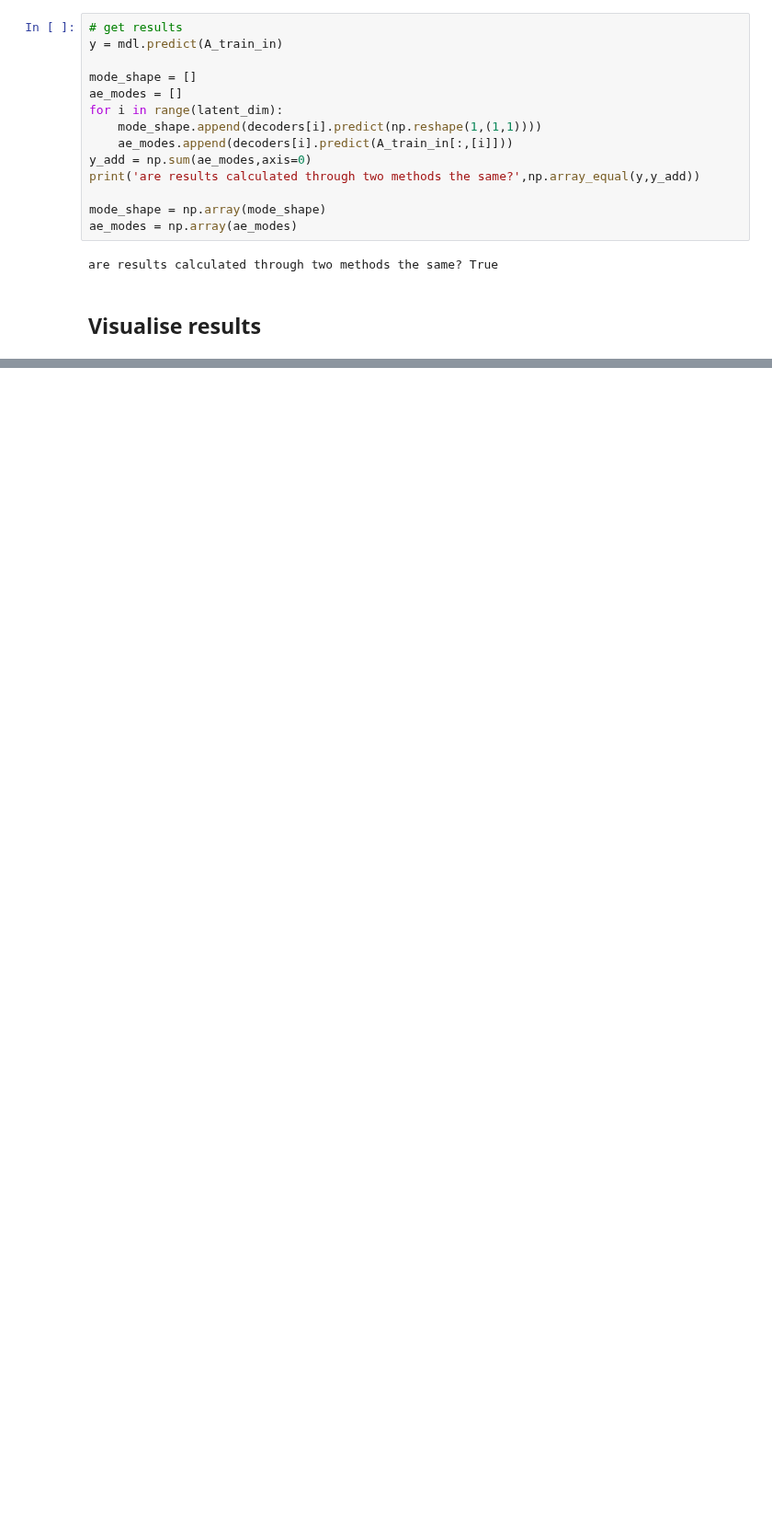
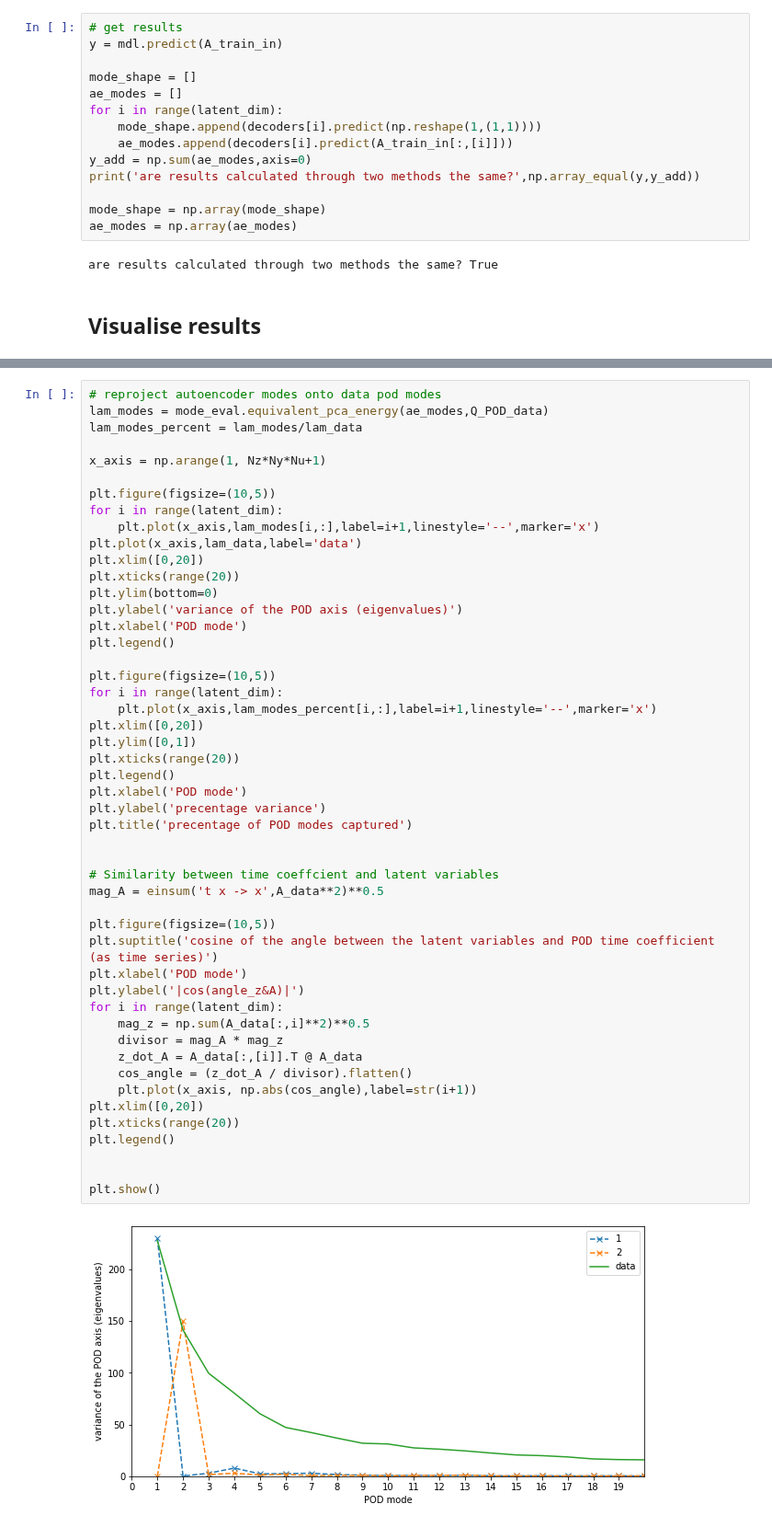
Before and after one commit to MagriLab/MD-CNN-AE, a Jupyter notebook: experiment-frequency.ipynb, the cells around one changed output, grey strips where cells are left out. Shown at 92% size. Drawn from its saved outputs; the diff is of its cells as text; blank space fills up the shorter version.

```diff
--- a/experiment-frequency.ipynb
+++ b/experiment-frequency.ipynb
@@ -308,0 +328,51 @@ plt.show()
+# %%
+# reproject autoencoder modes onto data pod modes
+lam_modes = mode_eval.equivalent_pca_energy(ae_modes,Q_POD_data)
+lam_modes_percent = lam_modes/lam_data
+
+x_axis = np.arange(1, Nz*Ny*Nu+1)
+
+plt.figure(figsize=(10,5))
+for i in range(latent_dim):
+    plt.plot(x_axis,lam_modes[i,:],label=i+1,linestyle='--',marker='x')
+plt.plot(x_axis,lam_data,label='data')
+plt.xlim([0,20])
+plt.xticks(range(20))
+plt.ylim(bottom=0)
+plt.ylabel('variance of the POD axis (eigenvalues)')
+plt.xlabel('POD mode')
+plt.legend()
+
+plt.figure(figsize=(10,5))
+for i in range(latent_dim):
+    plt.plot(x_axis,lam_modes_percent[i,:],label=i+1,linestyle='--',marker='x')
+plt.xlim([0,20])
+plt.ylim([0,1])
+plt.xticks(range(20))
+plt.legend()
+plt.xlabel('POD mode')
+plt.ylabel('precentage variance')
+plt.title('precentage of POD modes captured')
+
+
+# Similarity between time coeffcient and latent variables
+mag_A = einsum('t x -> x',A_data**2)**0.5
+
+plt.figure(figsize=(10,5))
+plt.suptitle('cosine of the angle between the latent variables and POD time coefficient (as time series)')
+plt.xlabel('POD mode')
+plt.ylabel('|cos(angle_z&A)|')
+for i in range(latent_dim):
+    mag_z = np.sum(A_data[:,i]**2)**0.5
+    divisor = mag_A * mag_z
+    z_dot_A = A_data[:,[i]].T @ A_data
+    cos_angle = (z_dot_A / divisor).flatten()
+    plt.plot(x_axis, np.abs(cos_angle),label=str(i+1))
+plt.xlim([0,20])
+plt.xticks(range(20))
+plt.legend()
+
+
+plt.show()
+# %% [output]
+[figure, added]
```
Also changed, not shown: parts of 16 cells of this notebook.
